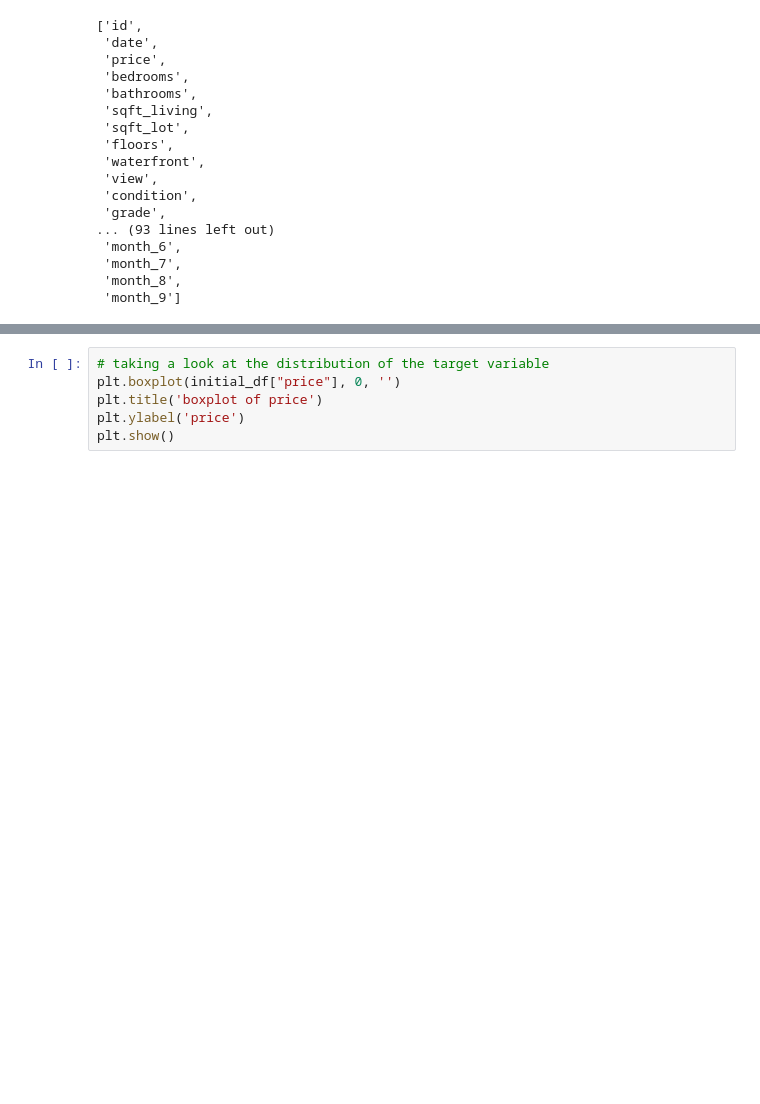
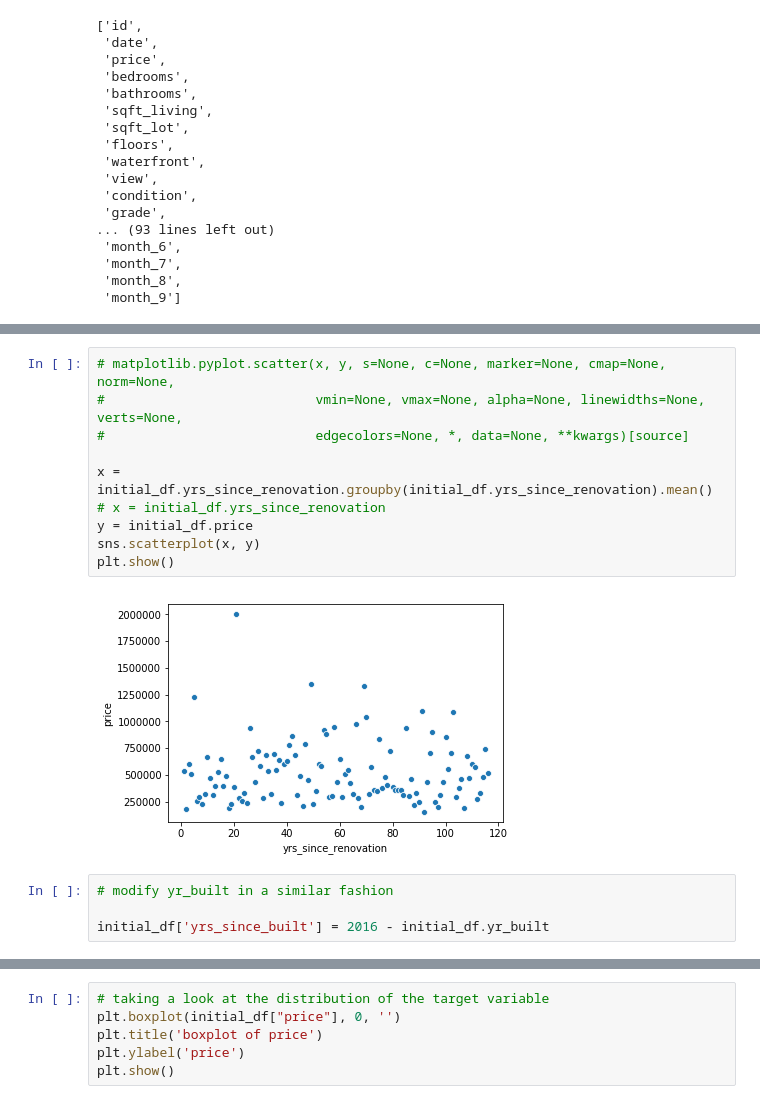
Before and after one commit to giorosati/dsc-1-final-project-online-ds-pt-100118, a Jupyter notebook: student_v2.ipynb, the cells around one changed output, grey strips where cells are left out. Saved outputs shown, nothing was run; the diff lists cells and outputs as text; blank space fills up the shorter version.

```diff
--- a/student_v2.ipynb
+++ b/student_v2.ipynb
@@ -203,0 +302,16 @@ list(initial_df)
+# %%
+# matplotlib.pyplot.scatter(x, y, s=None, c=None, marker=None, cmap=None, norm=None,
+#                           vmin=None, vmax=None, alpha=None, linewidths=None, verts=None,
+#                           edgecolors=None, *, data=None, **kwargs)[source]
+
+x = initial_df.yrs_since_renovation.groupby(initial_df.yrs_since_renovation).mean()
+# x = initial_df.yrs_since_renovation
+y = initial_df.price
+sns.scatterplot(x, y)
+plt.show()
+# %% [output]
+[figure, added]
+# %%
+# modify yr_built in a similar fashion
+
+initial_df['yrs_since_built'] = 2016 - initial_df.yr_built
```
Also changed, not shown: parts of 18 cells of this notebook.
